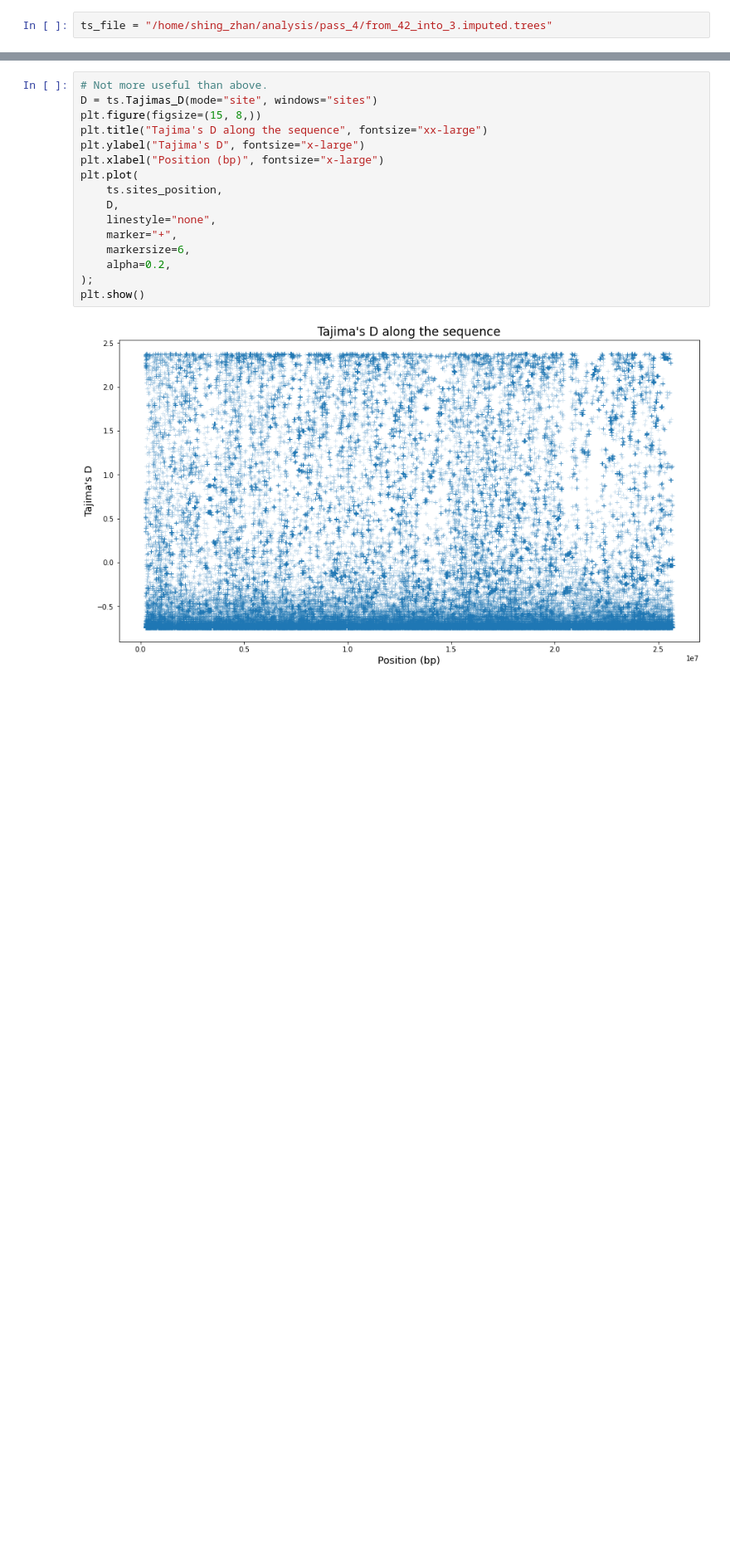
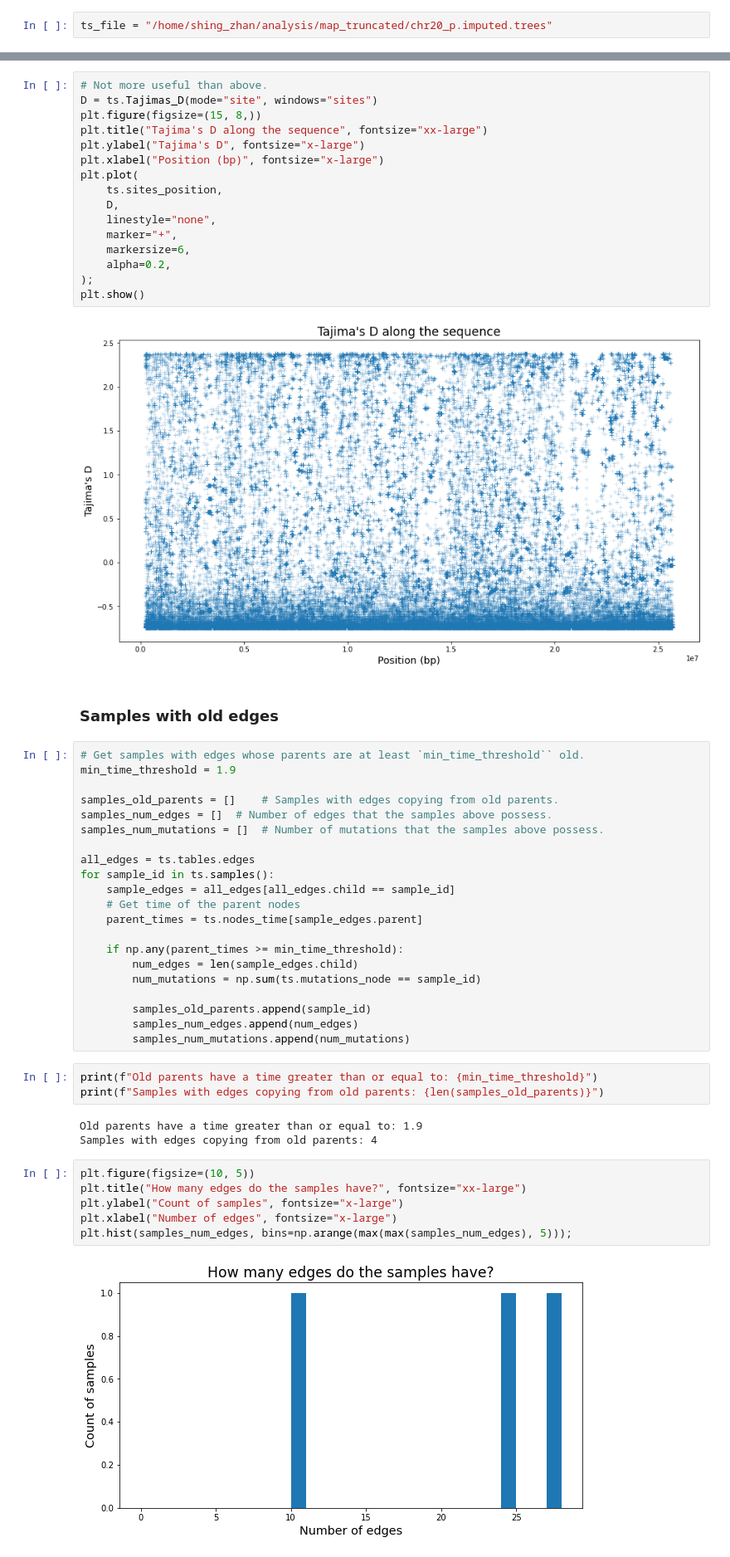
Before and after one commit to szhan/tsimpute, a Jupyter notebook: notebooks/inspect_ts_imputed.ipynb, the cells around one changed output, grey strips where cells are left out. Shown at 83% size. Saved outputs shown, nothing was run; the diff lists cells and outputs as text; blank space fills up the shorter version.

```diff
--- a/notebooks/inspect_ts_imputed.ipynb
+++ b/notebooks/inspect_ts_imputed.ipynb
@@ -14,7 +14,7 @@ tsinfer 0.3.0
 # %% [markdown]
 ### Load data
 # %%
-ts_file = "/home/shing_zhan/analysis/pass_4/from_42_into_3.imputed.trees"
+ts_file = "/home/shing_zhan/analysis/map_truncated/chr20_p.imputed.trees"
 # %%
 ts = tskit.load(ts_file)
 ts
@@ -472,3 +472,40 @@ plt.plot(
 plt.show()
 # %% [output]
 [figure]
+# %% [markdown]
+### Samples with old edges
+# %%
+# Get samples with edges whose parents are at least `min_time_threshold`` old.
+min_time_threshold = 1.9
+
+samples_old_parents = []    # Samples with edges copying from old parents.
+samples_num_edges = []  # Number of edges that the samples above possess.
+samples_num_mutations = []  # Number of mutations that the samples above possess.
+
+all_edges = ts.tables.edges
+for sample_id in ts.samples():
+    sample_edges = all_edges[all_edges.child == sample_id]
+    # Get time of the parent nodes
+    parent_times = ts.nodes_time[sample_edges.parent]
+
+    if np.any(parent_times >= min_time_threshold):
+        num_edges = len(sample_edges.child)
+        num_mutations = np.sum(ts.mutations_node == sample_id)
+
+        samples_old_parents.append(sample_id)
+        samples_num_edges.append(num_edges)
+        samples_num_mutations.append(num_mutations)
+# %%
+print(f"Old parents have a time greater than or equal to: {min_time_threshold}")
+print(f"Samples with edges copying from old parents: {len(samples_old_parents)}")
+# %% [output]
+Old parents have a time greater than or equal to: 1.9
+Samples with edges copying from old parents: 4
+# %%
+plt.figure(figsize=(10, 5))
+plt.title("How many edges do the samples have?", fontsize="xx-large")
+plt.ylabel("Count of samples", fontsize="x-large")
+plt.xlabel("Number of edges", fontsize="x-large")
+plt.hist(samples_num_edges, bins=np.arange(max(max(samples_num_edges), 5)));
+# %% [output]
+[figure, added]
```
Also changed, not shown: parts of 1 cell of this notebook.
